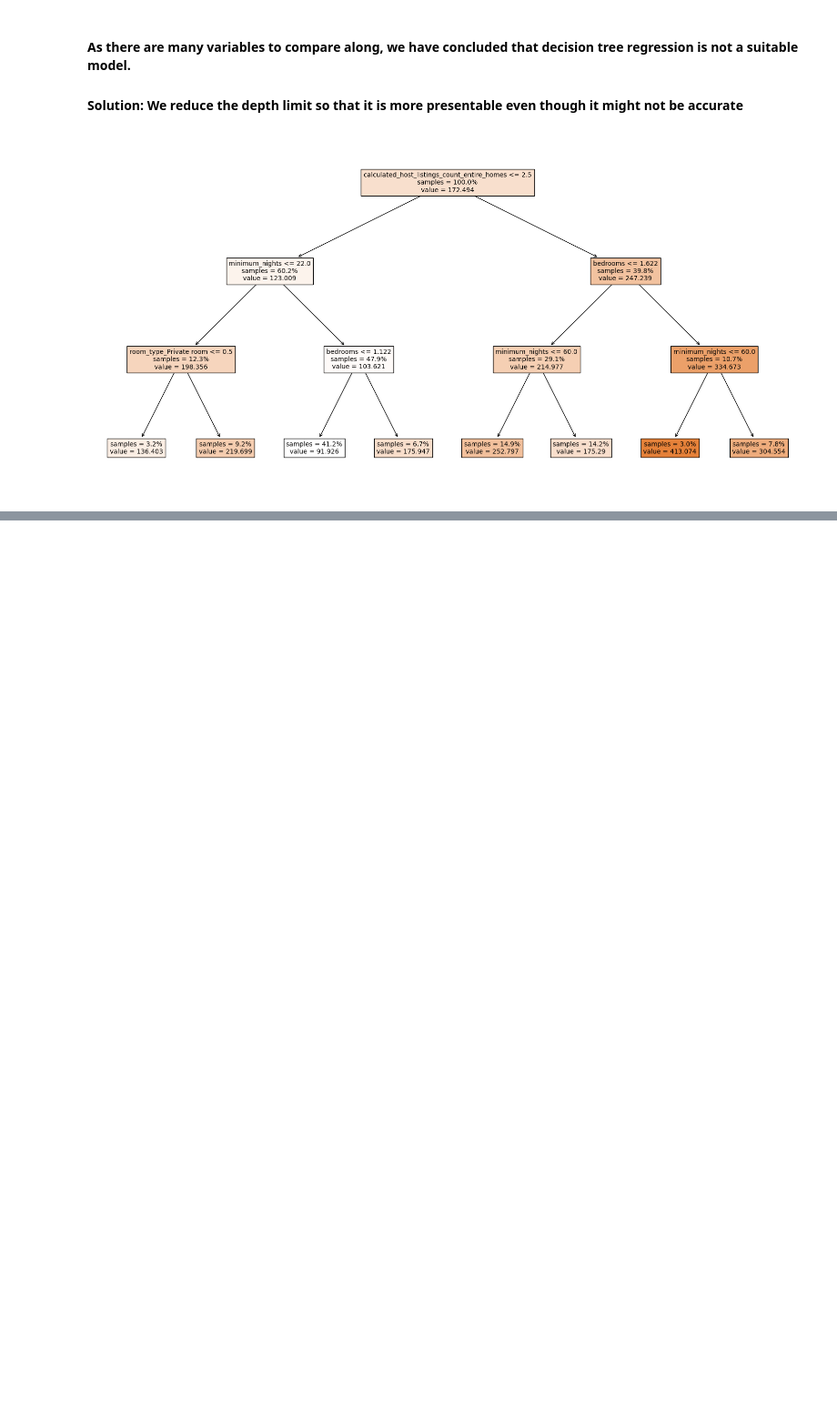
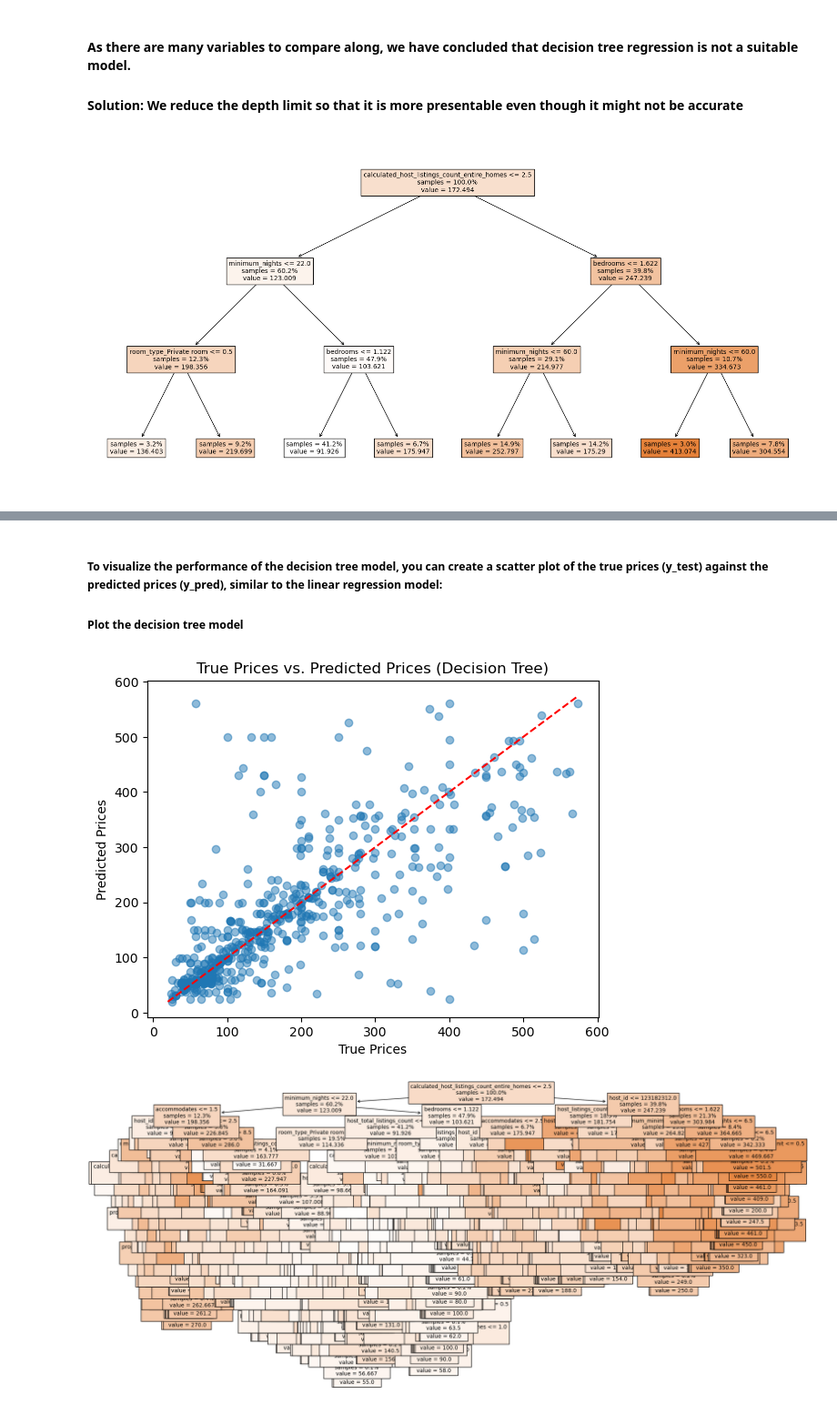
Before and after one commit to Theawmaster/Predict-Airbnb-Prices, a Jupyter notebook: 2_decision_tree_regression.ipynb, the cells around one changed output, grey strips where cells are left out. Shown at 91% size. Saved outputs shown, nothing was run; the diff lists cells and outputs as text; code cells hidden in the pictures; blank space fills up the shorter version.

Commit message:
decision_tree updated

```diff
--- a/2_decision_tree_regression.ipynb
+++ b/2_decision_tree_regression.ipynb
@@ -78,15 +78,15 @@ dtype: float64
 
 #### Display the performance metrics
 # %%
-def train_and_evaluate_decision_tree(X_train, y_train, X_test, y_test):
+def train_and_evaluate_decision_tree(X_train_selected, y_train, X_test_selected, y_test):
     # Create a decision tree regression model
     model = DecisionTreeRegressor(random_state=42)
 
     # Train the model using the training data with the selected features
-    model.fit(X_train, y_train)
+    model.fit(X_train_selected, y_train)
 
     # Predict the prices for the test set
-    y_pred = model.predict(X_test)
+    y_pred = model.predict(X_test_selected)
 
     # Calculate the mean squared error and R^2 score for the predictions
     mse = mean_squared_error(y_test, y_pred)
@@ -193,0 +200,2 @@ trained_model = train_and_plot_decision_tree(X_train_selected, y_train, top_k_ab
+# %%
+X_train_selected, X_test_selected, top_k_abs_correlated = select_top_k_abs_correlated(X_train, y_train, X_test, k= 15)
@@ -193,0 +224,2 @@ trained_model = train_and_plot_decision_tree(X_train_selected, y_train, top_k_ab
+# %%
+model, mse, r2, y_pred = train_and_evaluate_decision_tree(X_train_selected, y_train, X_test_selected, y_test)
@@ -197,0 +254,9 @@ trained_model = train_and_plot_decision_tree(X_train_selected, y_train, top_k_ab
+# %% [markdown]
+##### To visualize the performance of the decision tree model, you can create a scatter plot of the true prices (y_test) against the predicted prices (y_pred), similar to the linear regression model:
+
+##### Plot the decision tree model
+# %%
+plot_decision_tree(y_test, y_pred, model, top_k_abs_correlated.index)
+# %% [output]
+[figure, added]
+[figure, added]
```
Also changed, not shown: parts of 22 cells of this notebook.
